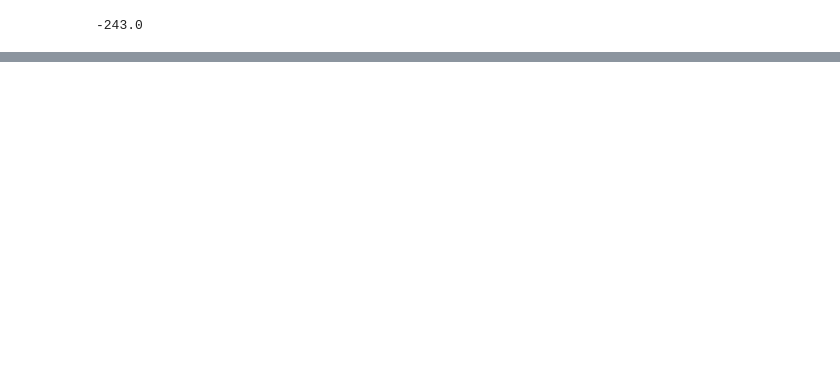
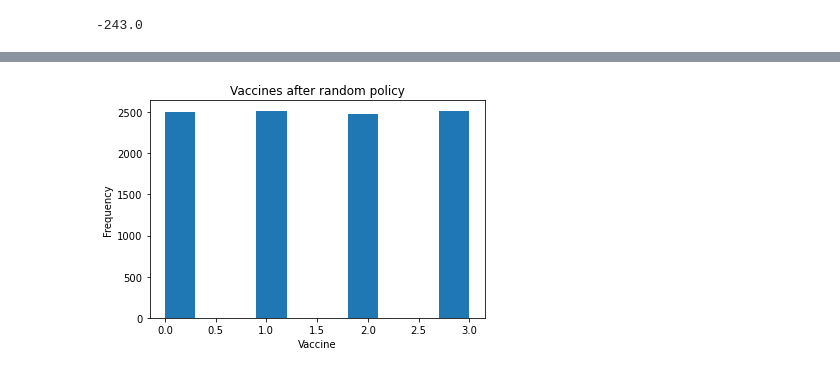
Before and after one commit to Even-tr/Project-2-Fairness-Privacy-Experiment-Design, a Jupyter notebook: src/thompson.ipynb, the cells around one changed output, grey strips where cells are left out. Drawn from its saved outputs; the diff is of its cells as text; code cells hidden in the pictures; blank space fills up the shorter version.

```diff
--- a/src/thompson.ipynb
+++ b/src/thompson.ipynb
@@ -488,0 +504,16 @@ ValueError: setting an array element with a sequence.
+# %%
+vaccine_policy = RandomPolicy(n_vaccines, action_space)
+
+
+
+print("Vaccinate'em all")
+# Here you can get an action for everybody in the population
+A = vaccine_policy.get_action(X)
+A = np.array([int(i) for i in A])
+A = A.astype(int)
+A = A.reshape((n_population, 1))+1
+print(A)
+# Then you can obtain results for everybody
+Y = population.vaccinate(list(range(n_population)), A)
+# Feed the results back in your policy.
+vaccine_policy.observe(X, A, Y)
@@ -488,0 +541,14 @@ ValueError: setting an array element with a sequence.
+# %%
+def plot_random_pol(actions):
+
+    plt.hist(actions)# label=['0','1','2','3'])
+    plt.xlabel('Vaccine')
+    plt.ylabel('Frequency')
+    plt.title('Vaccines after random policy')
+    #plt.legend(loc='upper right')
+    #plt.savefig('figures/fair_policy_plot.png')
+    plt.show()
+# %%
+plot_random_pol(A)
+# %% [output]
+[figure, added]
```
Also changed, not shown: parts of 14 cells of this notebook, 1 other file.
